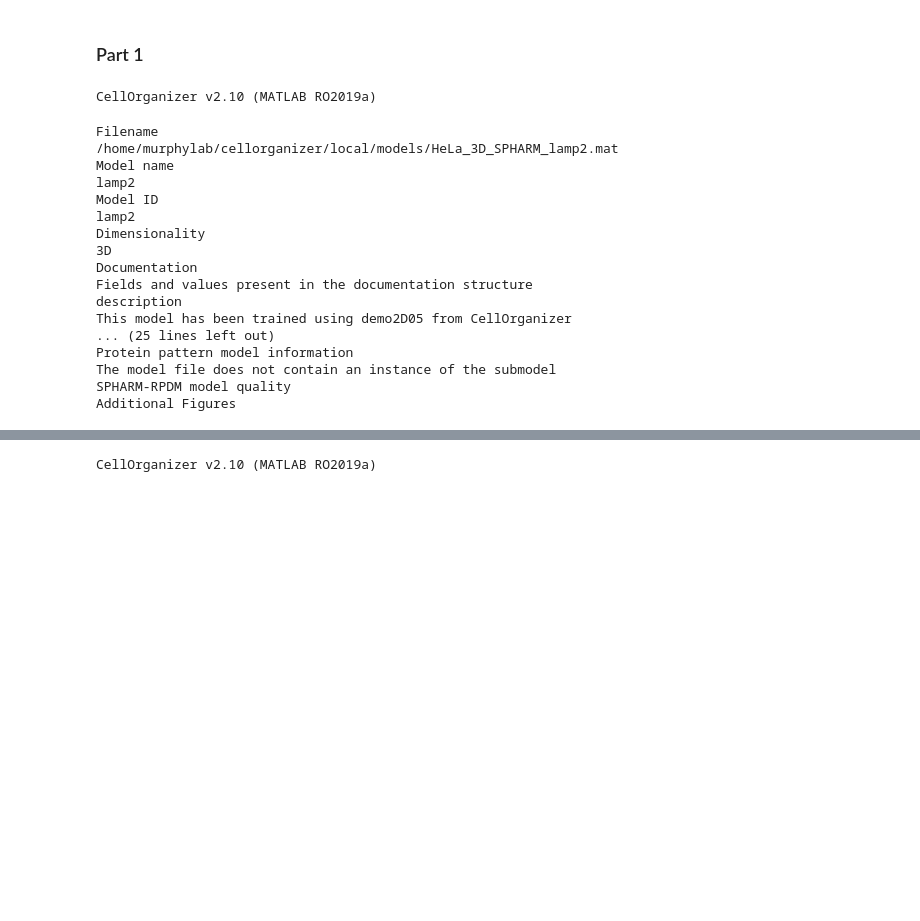
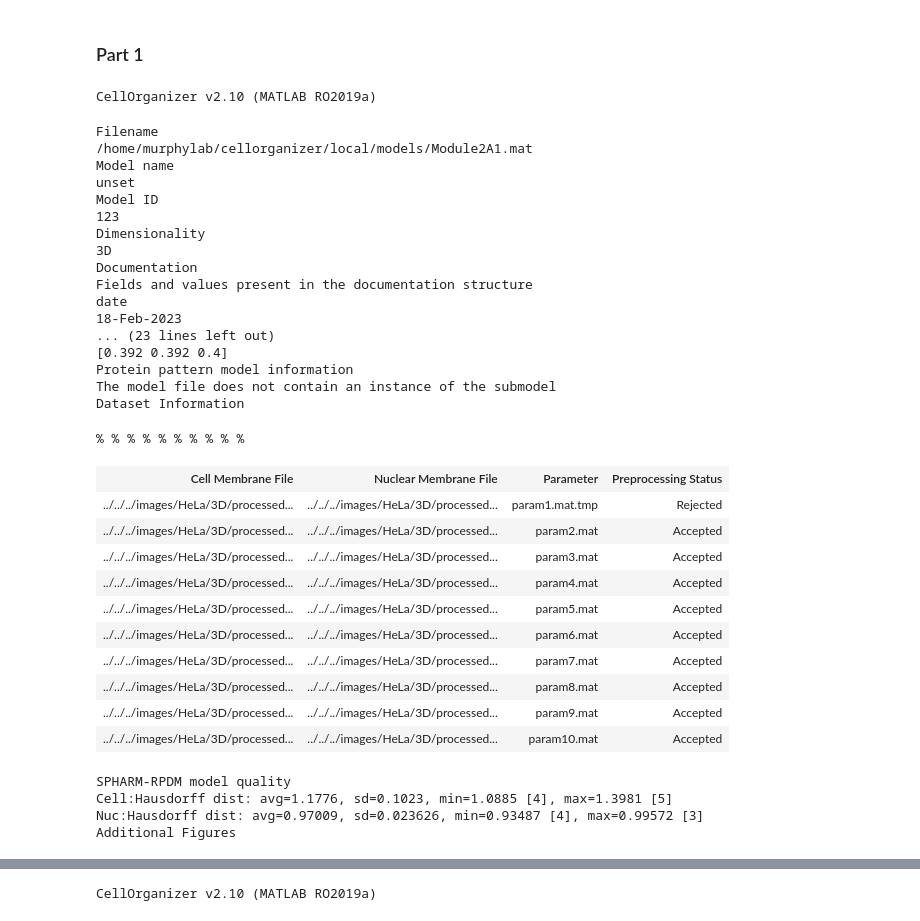
Before and after one commit to murphygroup/cellorganizer-jupyter-notebooks, a Jupyter notebook: workshop_demos/Module 2B.ipynb, the cells around one changed output, grey strips where cells are left out. Drawn from its saved outputs; the diff is of its cells as text; code cells hidden in the pictures; blank space fills up the shorter version.

Commit message:
Update notesbooks to updated version from Bob (2/19) changes

```diff
--- a/workshop_demos/Module 2B.ipynb
+++ b/workshop_demos/Module 2B.ipynb
@@ -11,11 +14,13 @@ import os
 from IPython.core.display import display, HTML, Image
 
 folder_name = 'Module2B'
-model_name = 'HeLa_3D_SPHARM_lamp2'
+model_name = 'Module2A1'
 model_file = "/home/murphylab/cellorganizer/local/models/" +  model_name + ".mat"
+# optionally, change to read the version of the model files in the results directory of Module 2A
+#model_file = "/home/murphylab/cellorganizer/local/results/Module2A/" +  model_name + ".mat"
 
 topdir = "/home/murphylab/cellorganizer/local/results"
-outputdir = topdir + "/" + folder_name
+outputdir = topdir + os.path.sep + folder_name
 if not os.path.exists(topdir):
     os.makedirs(topdir)
 os.chdir(topdir)
@@ -24,43 +29,57 @@ if not os.path.exists(outputdir):
     os.makedirs(outputdir)
 os.chdir(outputdir)
 os.system("ls")
 if not os.path.exists(model_name):
     os.makedirs(model_name)
 os.chdir(model_name)
 os.system("ls")
 
 options = {}
 #options['shape_evolution'] = 'none'
 options['labels'] = 'unique'
 options['subsize'] = 800 #controls the size of the shape (larger number is smaller)
 #options['viewangle'] = [0,90] #down z axis
 #options['viewangle'] = [90,0] #side view
 #options['viewangle'] = [45,45] #3D view
 
 answer = slml2info([model_file], options)
 
-
-
 HTML(filename = 'index.html')
 # %% [output]
 CellOrganizer v2.10 (MATLAB RO2019a)
 Filename
-/home/murphylab/cellorganizer/local/models/HeLa_3D_SPHARM_lamp2.mat
+/home/murphylab/cellorganizer/local/models/Module2A1.mat
 Model name
-lamp2
+unset
 Model ID
-lamp2
+123
 Dimensionality
 3D
 Documentation
 Fields and values present in the documentation structure
-description
-This model has been trained using demo2D05 from CellOrganizer
-... (25 lines left out)
+date
+18-Feb-2023
+... (23 lines left out)
+[0.392 0.392 0.4]
 Protein pattern model information
 The model file does not contain an instance of the submodel
-SPHARM-RPDM model quality
-Additional Figures
+Dataset Information
+% % % % % % % % % %
+| Cell Membrane File | Nuclear Membrane File | Parameter | Preprocessing Status |
+| ../../../images/HeLa/3D/processed... | ../../../images/HeLa/3D/processed... | param1.mat.tmp | Rejected |
+| ../../../images/HeLa/3D/processed... | ../../../images/HeLa/3D/processed... | param2.mat | Accepted |
+| ../../../images/HeLa/3D/processed... | ../../../images/HeLa/3D/processed... | param3.mat | Accepted |
+| ../../../images/HeLa/3D/processed... | ../../../images/HeLa/3D/processed... | param4.mat | Accepted |
+| ../../../images/HeLa/3D/processed... | ../../../images/HeLa/3D/processed... | param5.mat | Accepted |
+| ../../../images/HeLa/3D/processed... | ../../../images/HeLa/3D/processed... | param6.mat | Accepted |
+| ../../../images/HeLa/3D/processed... | ../../../images/HeLa/3D/processed... | param7.mat | Accepted |
+| ../../../images/HeLa/3D/processed... | ../../../images/HeLa/3D/processed... | param8.mat | Accepted |
+| ../../../images/HeLa/3D/processed... | ../../../images/HeLa/3D/processed... | param9.mat | Accepted |
+| ../../../images/HeLa/3D/processed... | ../../../images/HeLa/3D/processed... | param10.mat | Accepted |
+SPHARM-RPDM model quality
+Cell:Hausdorff dist: avg=1.1776, sd=0.1023, min=1.0885 [4], max=1.3981 [5]
+Nuc:Hausdorff dist: avg=0.97009, sd=0.023626, min=0.93487 [4], max=0.99572 [3]
+Additional Figures
 # %%
 Image('show_shape_evolution.png')
 # %% [output]
```
Also changed, not shown: parts of 9 cells of this notebook, 11 other files.
